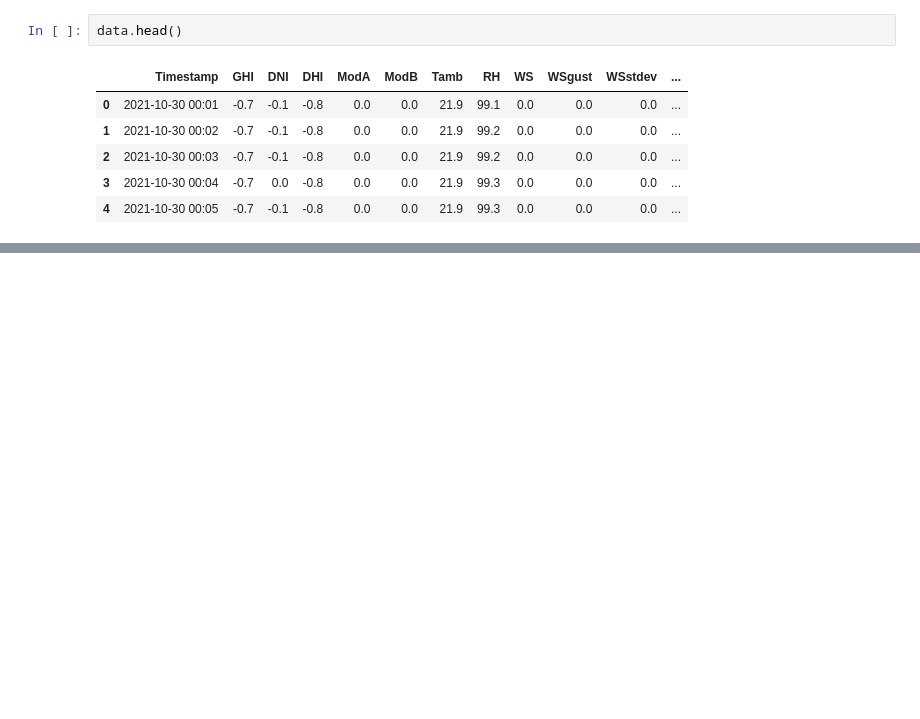
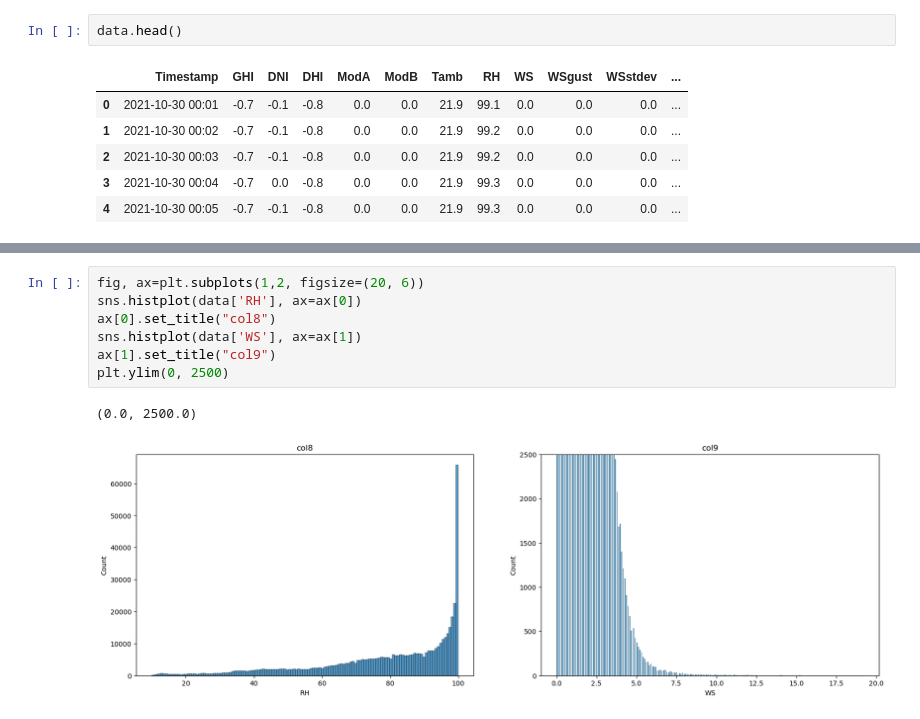
Before and after one commit to thomas1y/Solar-radiation-week-0, a Jupyter notebook: notebooks/EDA Analysis.ipynb, the cells around one changed output, grey strips where cells are left out. Saved outputs shown, nothing was run; the diff lists cells and outputs as text; blank space fills up the shorter version.

```diff
--- a/notebooks/EDA Analysis.ipynb
+++ b/notebooks/EDA Analysis.ipynb
@@ -16,0 +171,10 @@ data.head()
+# %%
+fig, ax=plt.subplots(1,2, figsize=(20, 6))
+sns.histplot(data['RH'], ax=ax[0])
+ax[0].set_title("col8")
+sns.histplot(data['WS'], ax=ax[1])
+ax[1].set_title("col9")
+plt.ylim(0, 2500)
+# %% [output]
+(0.0, 2500.0)
+[figure, added]
```
Also changed, not shown: parts of 18 cells of this notebook, 6 other files.
